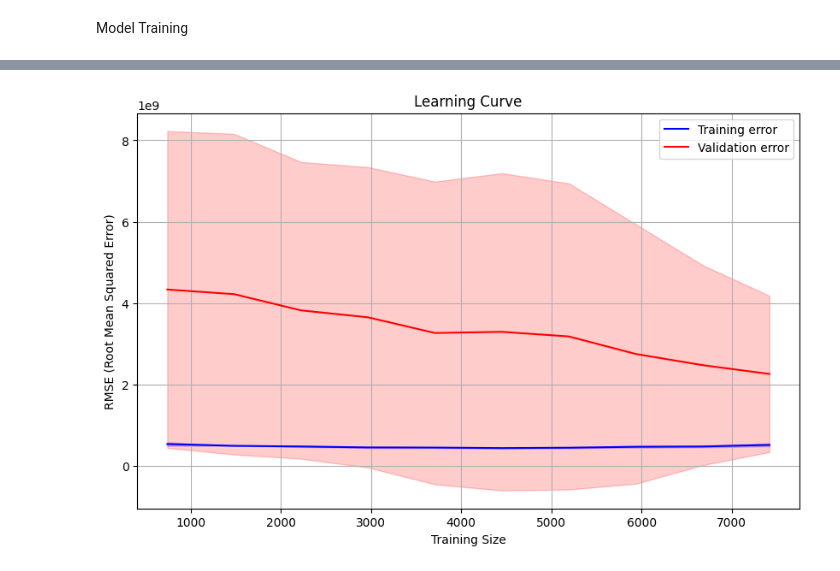
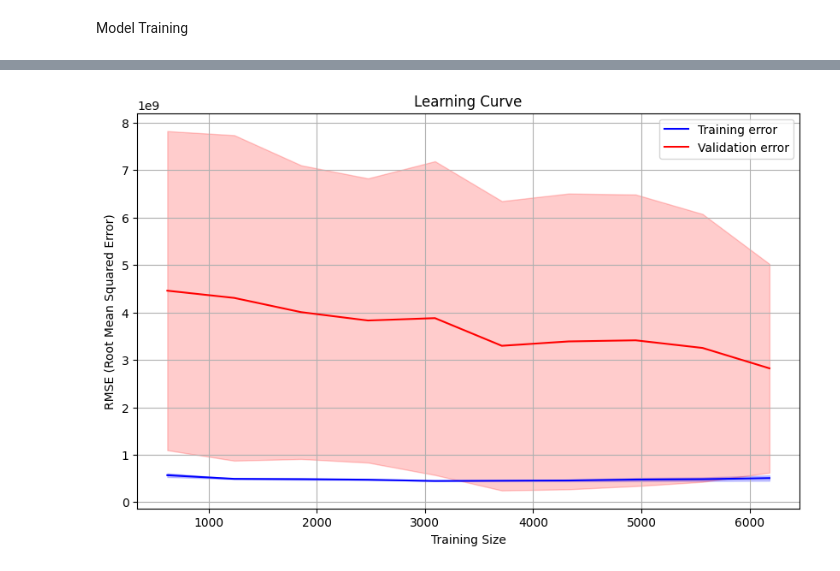
Before and after one commit to cheesexuanyang/Machine-Learning_lab-P5_Group11, a Jupyter notebook: INF2008_Project_RF.ipynb, the cells around one changed output, grey strips where cells are left out. Saved outputs shown, nothing was run; the diff lists cells and outputs as text; code cells hidden in the pictures.

```diff
--- a/INF2008_Project_RF.ipynb
+++ b/INF2008_Project_RF.ipynb
@@ -436,27 +485,2 @@ y_test = test_df["resale_price"]
 # %% [markdown]
 Model Training
-# %%
-# copy datasets to modify
-rf_train_df = train_df.copy()
-rf_test_df = test_df.copy()
-
-rf_X_train = X_train.copy()
-rf_y_train = y_train.copy()
-
-rf_X_test = X_test.copy()
-rf_y_test = y_test.copy()
-
-# Convert object columns to categorical
-for col in reverse_categorical_columns:
-    rf_X_train[col] = rf_X_train[col].astype("category")
-    rf_X_test[col] = rf_X_test[col].astype("category")
-town_mapping = dict(enumerate(rf_X_train["street_name"].cat.categories))
-
-# Create an OrdinalEncoder
-encoder = OrdinalEncoder(handle_unknown='use_encoded_value', unknown_value=-1)
-
-# Fit and transform the encoder on the categorical columns in the training data
-rf_X_train[reverse_categorical_columns] = encoder.fit_transform(rf_X_train[reverse_categorical_columns])
-
-# Transform the categorical columns in the testing data
-rf_X_test[reverse_categorical_columns] = encoder.transform(rf_X_test[reverse_categorical_columns])
@@ -777,37 +734,37 @@ train_sizes, train_scores, validation_scores = learning_curve(
     best_hyperparameters_pipeline,  # The pipeline with the model and preprocessor
     rf_X_train,  # Training features
     rf_y_train,  # Training target variable
-    cv=5,  # 5-fold cross-validation
+    cv=3,  # 3-fold cross-validation
     scoring='neg_mean_squared_error',  # Scoring metric (negative MSE for regression)
     n_jobs=-1,  # Use all available cores for parallel processing
     train_sizes=np.linspace(0.1, 1.0, 10)  # Train sizes from 10% to 100% of the training data
 )
 
 # Calculate the mean and standard deviation of the training and validation scores
 train_mean = -np.mean(train_scores, axis=1)  # Convert negative MSE to RMSE (Root Mean Squared Error)
 train_std = np.std(train_scores, axis=1)  # Standard deviation of training error
 validation_mean = -np.mean(validation_scores, axis=1)  # Convert negative MSE to RMSE for validation error
 validation_std = np.std(validation_scores, axis=1)  # Standard deviation of validation error
 
 # Plot the learning curve
 plt.figure(figsize=(10, 6))  # Set the figure size for the plot
 plt.plot(train_sizes, train_mean, label="Training error", color="blue")  # Plot training error
 plt.plot(train_sizes, validation_mean, label="Validation error", color="red")  # Plot validation error
 
 # Fill between the lines for training and validation error to show the variability (standard deviation)
 plt.fill_between(train_sizes, train_mean - train_std, train_mean + train_std, color="blue", alpha=0.2)  # Shaded area for training error
 plt.fill_between(train_sizes, validation_mean - validation_std, validation_mean + validation_std, color="red", alpha=0.2)  # Shaded area for validation error
 
 # Set plot title and axis labels
 plt.title("Learning Curve")  # Title of the plot
 plt.xlabel("Training Size")  # Label for the x-axis (Training set size)
 plt.ylabel("RMSE (Root Mean Squared Error)")  # Label for the y-axis (Model error)
 
 # Add legend and grid for better readability
 plt.legend()  # Show legend to distinguish between training and validation error
 plt.grid(True)  # Show gridlines on the plot for better clarity
 
 # Display the plot
 plt.show()
 # %% [output]
-[figure, old version]
+[figure, new version]
```
Also changed, not shown: parts of 32 cells of this notebook.
